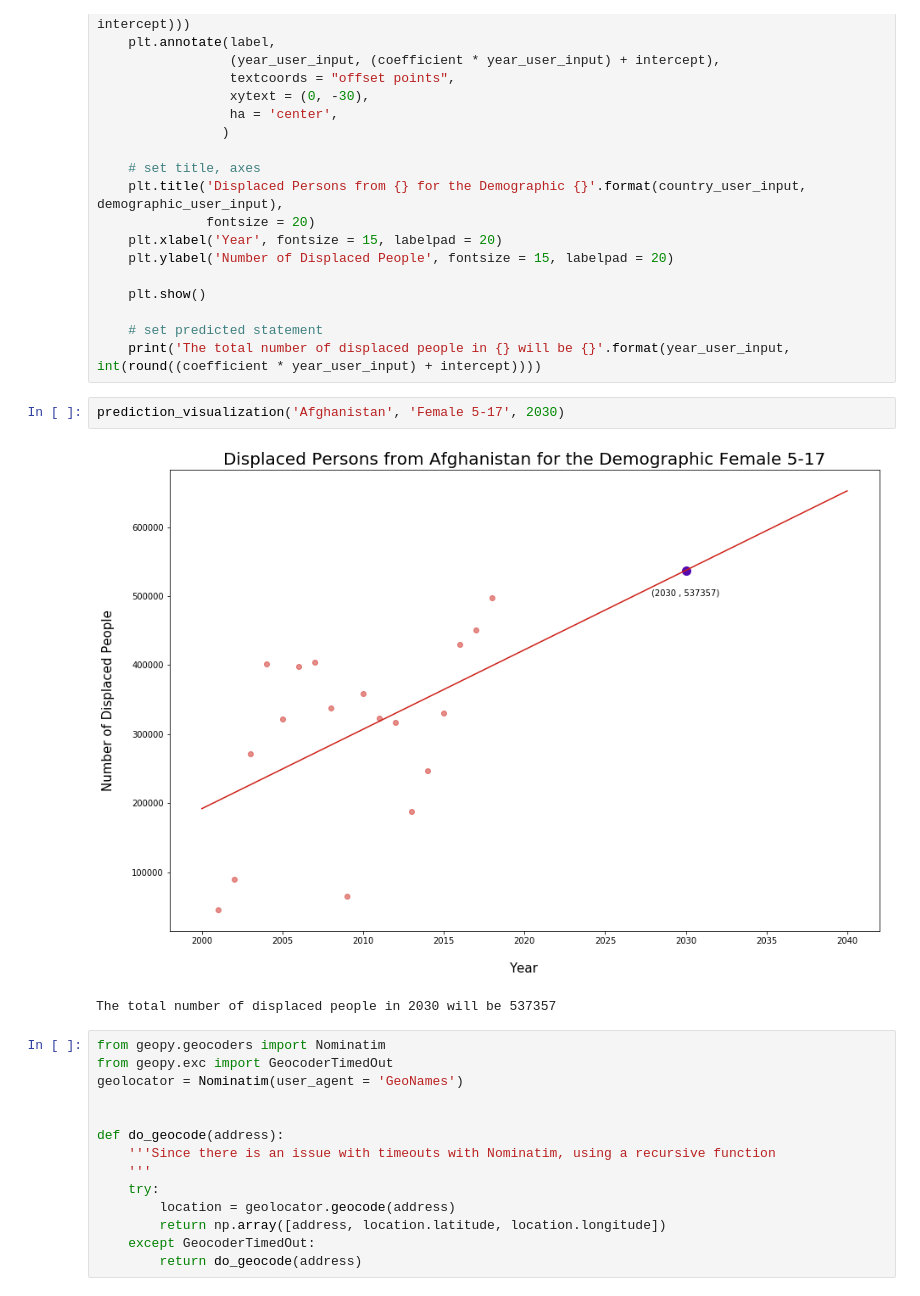
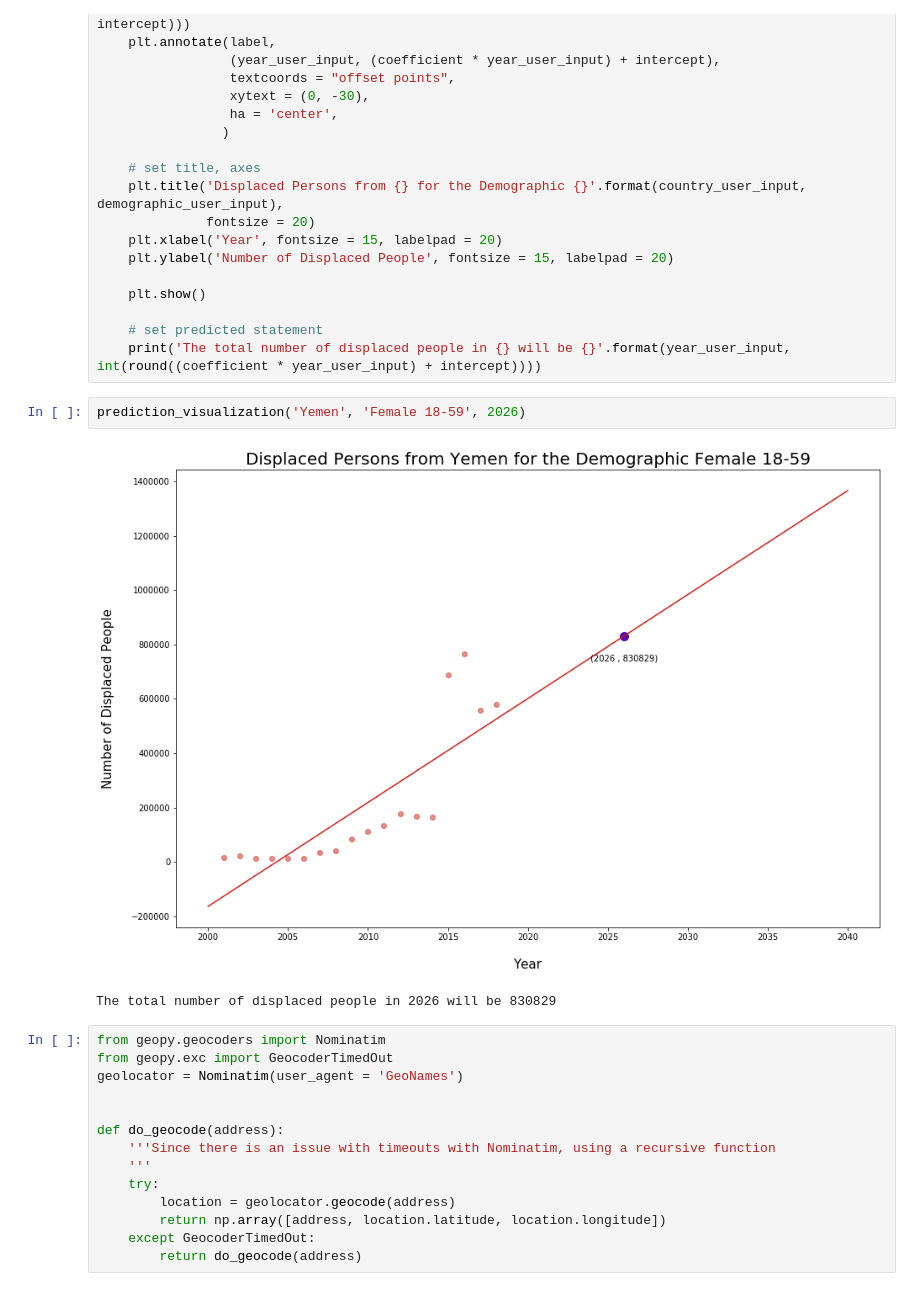
Before and after one commit to Miagong777/unhcr_displaced_demographics, a Jupyter notebook: Refugee_Project.ipynb, the cells around one changed output. Cells and saved outputs as stored; diff of their text form.

Commit message:
Visualization Features

```diff
--- a/Refugee_Project.ipynb
+++ b/Refugee_Project.ipynb
@@ -284,11 +274,11 @@ def prediction_visualization(country_user_input, demographic_user_input, year_us
 
     # set predicted statement
     print('The total number of displaced people in {} will be {}'.format(year_user_input, int(round((coefficient * year_user_input) + intercept))))
-# %%
-prediction_visualization('Afghanistan', 'Female 5-17', 2030)
-# %% [output]
-[figure, removed]
-The total number of displaced people in 2030 will be 537357
+# %%
+prediction_visualization('Yemen', 'Female 18-59', 2026)
+# %% [output]
+[figure, added]
+The total number of displaced people in 2026 will be 830829
 # %%
 from geopy.geocoders import Nominatim
 from geopy.exc import GeocoderTimedOut
```
Also changed, not shown: parts of 8 cells of this notebook.
